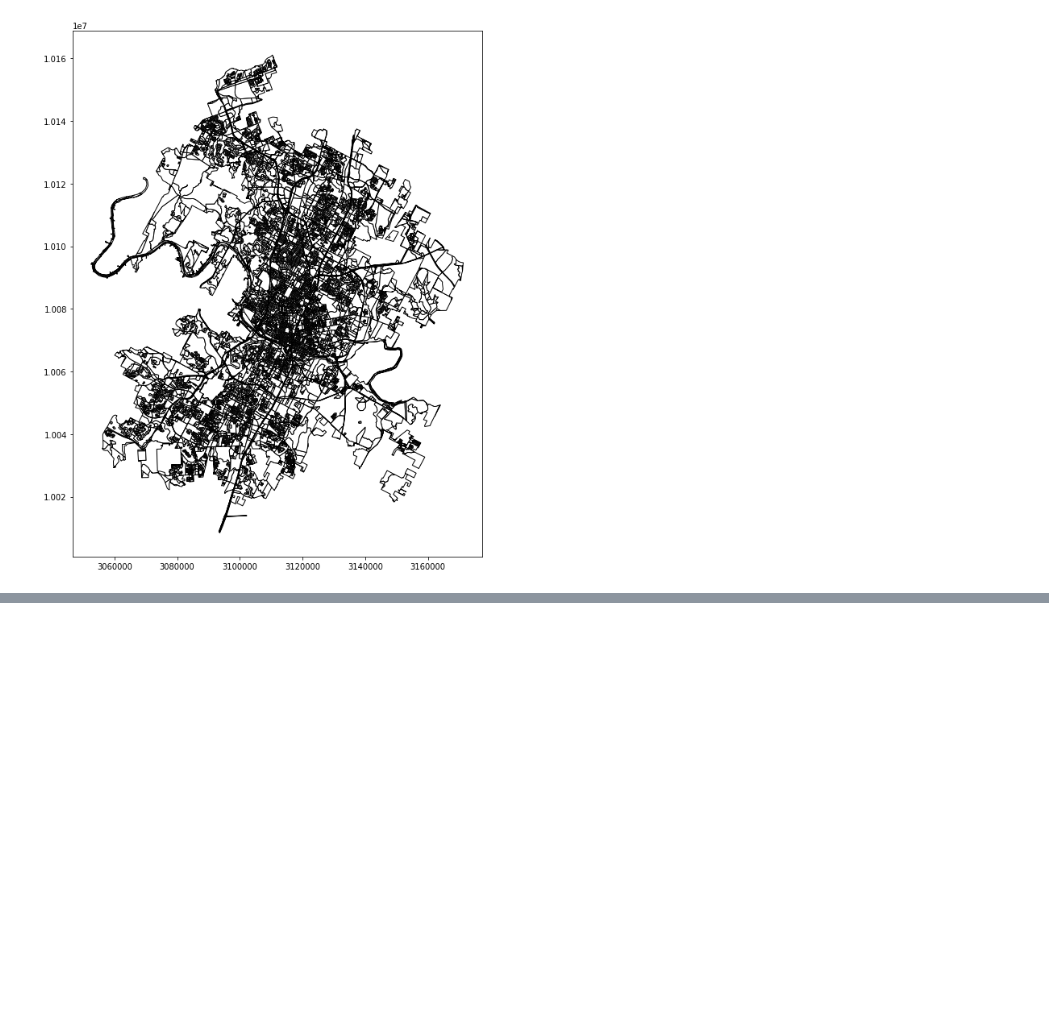
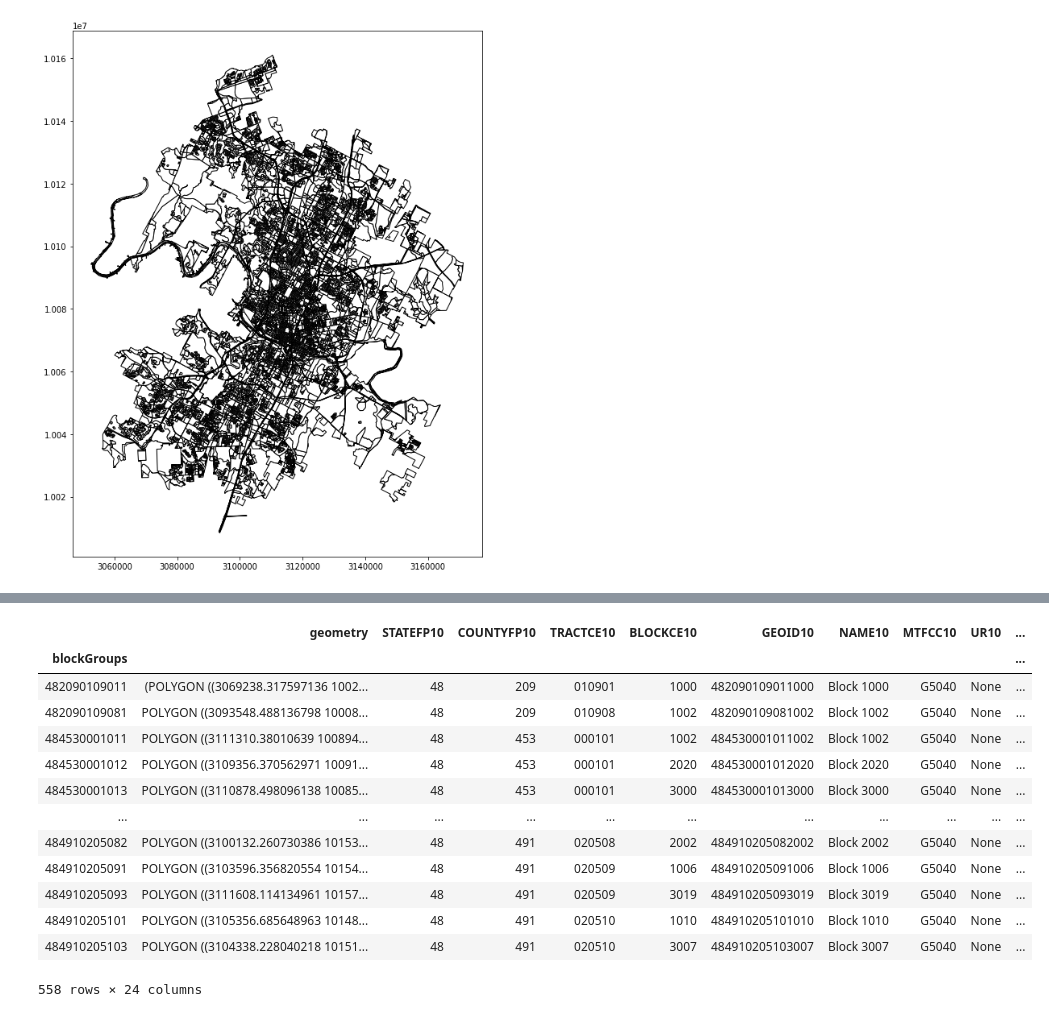
Before and after one commit to vsibarra/park-equity-atx, a Jupyter notebook: notebooks/1) CensusBlockIntersectionCityLimits.ipynb, the cells around one changed output, grey strips where cells are left out. Drawn from its saved outputs; the diff is of its cells as text; code cells hidden in the pictures; blank space fills up the shorter version.

```diff
--- a/notebooks/1) CensusBlockIntersectionCityLimits.ipynb
+++ b/notebooks/1) CensusBlockIntersectionCityLimits.ipynb
@@ -106,0 +159,18 @@ cbintersection.to_file(wd+"data/cbintersection/cbi.shp")
+# %%
+cbgdiss =blocks.dissolve(by='blockGroups')
+cbgdiss
+# %% [output]
+|  | geometry | STATEFP10 | COUNTYFP10 | TRACTCE10 | BLOCKCE10 | GEOID10 | NAME10 | MTFCC10 | UR10 | ... |
+| blockGroups |  |  |  |  |  |  |  |  |  | ... |
+| 482090109011 | (POLYGON ((3069238.317597136 1002... | 48 | 209 | 010901 | 1000 | 482090109011000 | Block 1000 | G5040 | None | ... |
+| 482090109081 | POLYGON ((3093548.488136798 10008... | 48 | 209 | 010908 | 1002 | 482090109081002 | Block 1002 | G5040 | None | ... |
+| 484530001011 | POLYGON ((3111310.38010639 100894... | 48 | 453 | 000101 | 1002 | 484530001011002 | Block 1002 | G5040 | None | ... |
+| 484530001012 | POLYGON ((3109356.370562971 10091... | 48 | 453 | 000101 | 2020 | 484530001012020 | Block 2020 | G5040 | None | ... |
+| 484530001013 | POLYGON ((3110878.498096138 10085... | 48 | 453 | 000101 | 3000 | 484530001013000 | Block 3000 | G5040 | None | ... |
+| ... | ... | ... | ... | ... | ... | ... | ... | ... | ... | ... |
+| 484910205082 | POLYGON ((3100132.260730386 10153... | 48 | 491 | 020508 | 2002 | 484910205082002 | Block 2002 | G5040 | None | ... |
+| 484910205091 | POLYGON ((3103596.356820554 10154... | 48 | 491 | 020509 | 1006 | 484910205091006 | Block 1006 | G5040 | None | ... |
+| 484910205093 | POLYGON ((3111608.114134961 10157... | 48 | 491 | 020509 | 3019 | 484910205093019 | Block 3019 | G5040 | None | ... |
+| 484910205101 | POLYGON ((3105356.685648963 10148... | 48 | 491 | 020510 | 1010 | 484910205101010 | Block 1010 | G5040 | None | ... |
+| 484910205103 | POLYGON ((3104338.228040218 10151... | 48 | 491 | 020510 | 3007 | 484910205103007 | Block 3007 | G5040 | None | ... |
+558 rows × 24 columns
```
Also changed, not shown: parts of 14 cells of this notebook, 14 other files.
